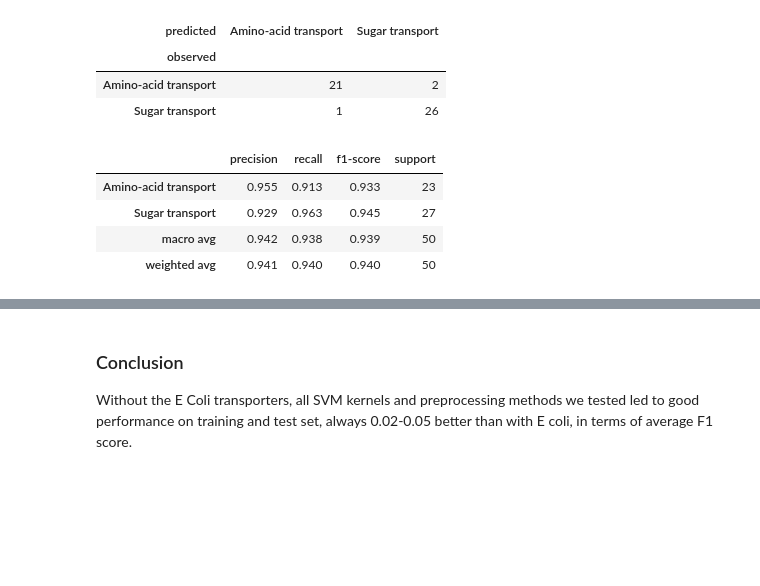
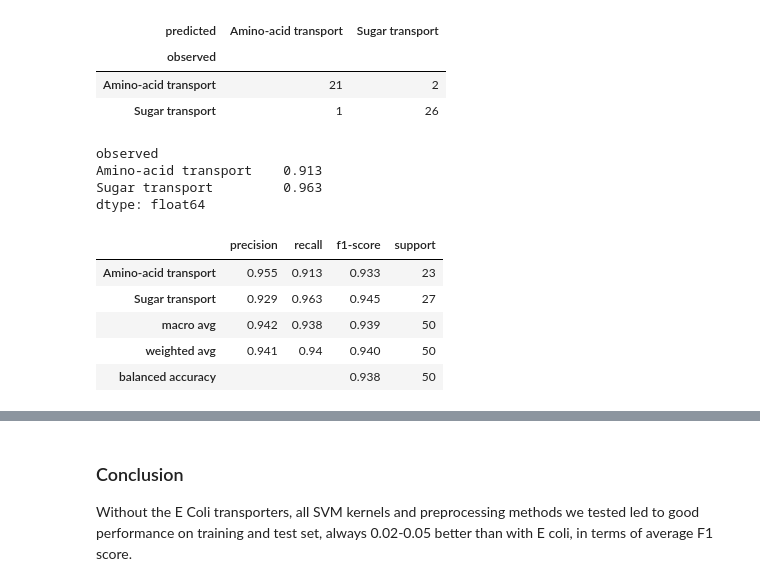
Before and after one commit to adenger/subpred3, a Jupyter notebook: notebooks/meta_euk_06_evaluation_pssm.ipynb, the cells around one changed output, grey strips where cells are left out. Cells and saved outputs as stored; diff of their text form; code cells hidden in the pictures; blank space fills up the shorter version.

```diff
--- a/notebooks/meta_euk_06_evaluation_pssm.ipynb
+++ b/notebooks/meta_euk_06_evaluation_pssm.ipynb
@@ -271,11 +273,21 @@ get_confusion_matrix(X_test, y_test, best_estimator_svc_pca, labels=labels)
 | observed |  |  |
 | Amino-acid transport | 21 | 2 |
 | Sugar transport | 1 | 26 |
+# %%
+from numpy import diag, fill_diagonal
+acc = diag(df_cm) / df_cm.sum(axis=1)
+acc.round(3)
+# %% [output]
+observed
+Amino-acid transport    0.913
+Sugar transport         0.963
+dtype: float64
 # %%
-get_classification_report(X_test, y_test, best_estimator_svc_pca, labels=labels)
+get_classification_report(X_test, y_test, best_estimator_svc_pca, labels=labels, add_balanced_accuracy=True)
 # %% [output]
 |  | precision | recall | f1-score | support |
 | Amino-acid transport | 0.955 | 0.913 | 0.933 | 23 |
 | Sugar transport | 0.929 | 0.963 | 0.945 | 27 |
 | macro avg | 0.942 | 0.938 | 0.939 | 50 |
-| weighted avg | 0.941 | 0.940 | 0.940 | 50 |
+| weighted avg | 0.941 | 0.94 | 0.940 | 50 |
+| balanced accuracy |  |  | 0.938 | 50 |
```
Also changed, not shown: parts of 6 cells of this notebook.
